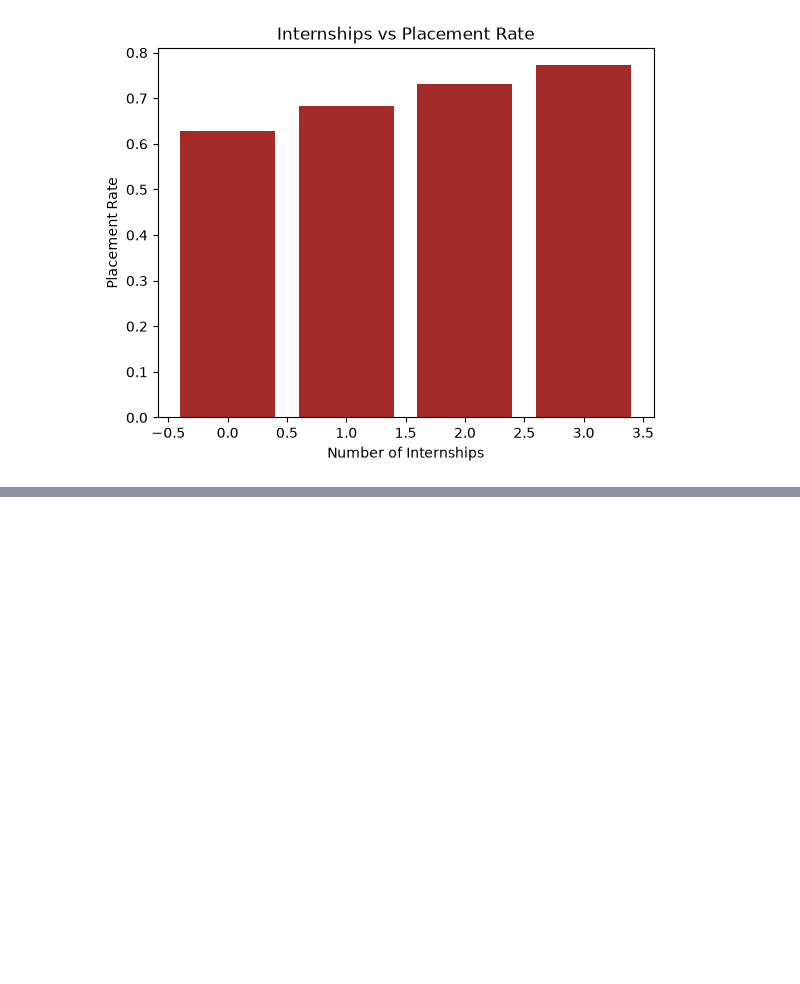
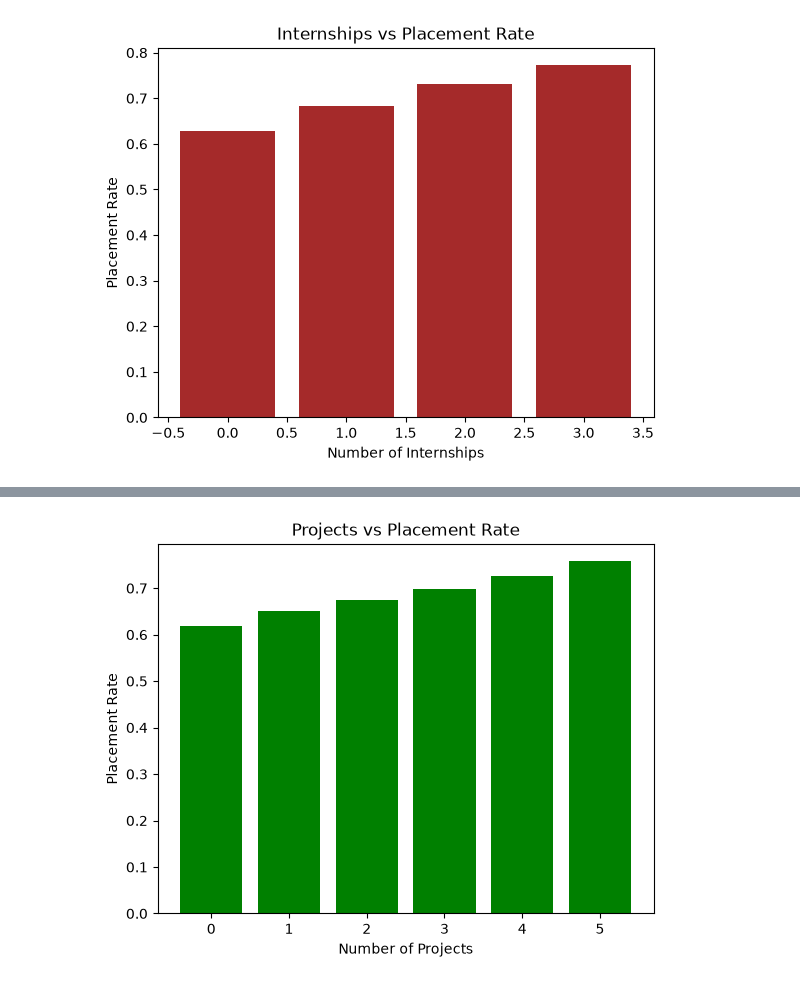
Before and after one commit to BushraShaikh4704/AI-Based-Student-Placement-Prediction, a Jupyter notebook: notebooks/03_eda.ipynb, the cells around one changed output, grey strips where cells are left out. Drawn from its saved outputs; the diff is of its cells as text; code cells hidden in the pictures; blank space fills up the shorter version.

```diff
--- a/notebooks/03_eda.ipynb
+++ b/notebooks/03_eda.ipynb
@@ -246,0 +259,3 @@ plt.show()
+# %%
+project_placement = df.groupby("projects_count")["placement_status"].mean()
+project_placement
@@ -246,0 +271,8 @@ plt.show()
+# %%
+plt.bar(project_placement.index, project_placement.values, color='green')
+plt.xlabel("Number of Projects")
+plt.ylabel("Placement Rate")
+plt.title("Projects vs Placement Rate")
+plt.show()
+# %% [output]
+[figure, added]
```
Also changed, not shown: parts of 10 cells of this notebook, 2 other files.
